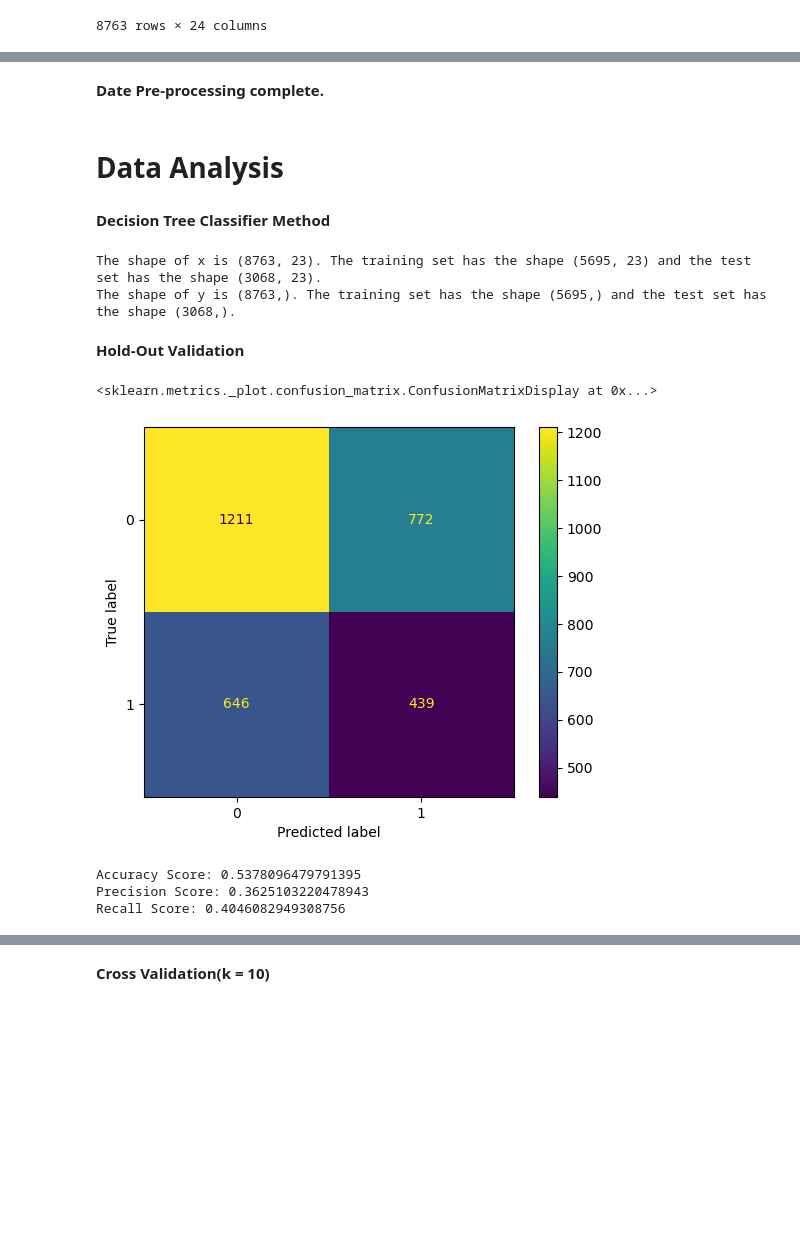
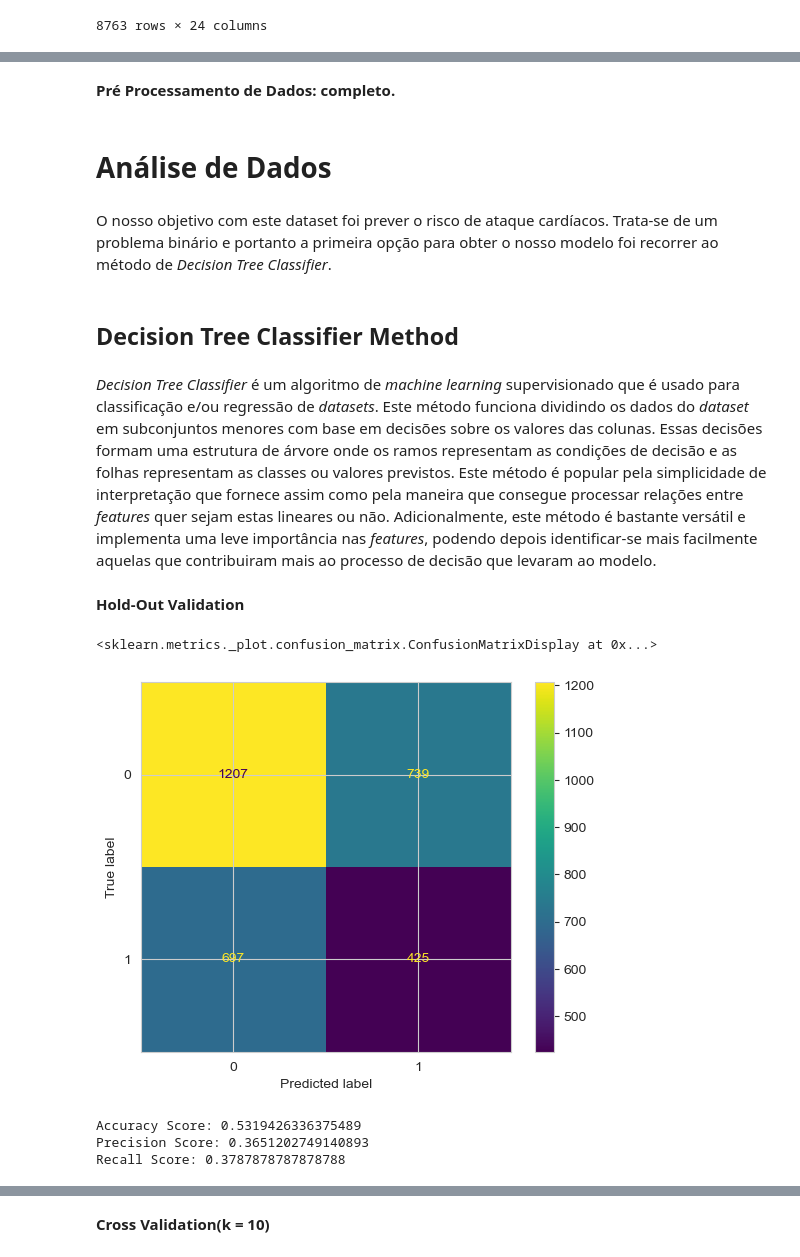
Before and after one commit to AN-DRE4/DadosAprendizagemAutomatica, a Jupyter notebook: HeartAttack.ipynb, the cells around one changed output, grey strips where cells are left out. Saved outputs shown, nothing was run; the diff lists cells and outputs as text; code cells hidden in the pictures; blank space fills up the shorter version.

```diff
--- a/HeartAttack.ipynb
+++ b/HeartAttack.ipynb
@@ -368,5 +371,5 @@ def categorize_sedentary(row):
 
 
 heartAtk_clean_finalVersion['Sedentary Hours Per Day'] = heartAtk_clean_finalVersion.apply(categorize_sedentary,axis=1)
-heartAtk_clean_finalVersion.rename(columns={'Sedentary Hours Per Day': 'Sedentary'}, inplace=True)
+heartAtk_clean_finalVersion.rename(columns={'Sedentary Hours Per Day': 'Sedentary Behaviour'}, inplace=True)
 # %% [markdown]
@@ -472,51 +474,49 @@ sns.heatmap(correlation_matrix, linecolor='black', linewidths=0.5)
-# %% [markdown]
-**Date Pre-processing complete.**
-# %% [markdown]
-# Data Analysis
+# %% [markdown]
+**Pré Processamento de Dados: completo.**
+# %% [markdown]
+# Análise de Dados
+# %% [markdown]
+O nosso objetivo com este dataset foi prever o risco de ataque cardíacos. Trata-se de um problema binário e portanto a primeira opção para obter o nosso modelo foi recorrer ao método de *_Decision Tree Classifier_*.
 # %% [markdown]
-**Decision Tree Classifier Method**
+## Decision Tree Classifier Method
+# %% [markdown]
+*_Decision Tree Classifier_* é um algoritmo de *_machine learning_* supervisionado que é usado para classificação e/ou regressão de *_datasets_*. Este método funciona dividindo os dados do *_dataset_* em subconjuntos menores com base em decisões sobre os valores das colunas. Essas decisões formam uma estrutura de árvore onde os ramos representam as condições de decisão e as folhas representam as classes ou valores previstos. Este método é popular pela simplicidade de interpretação que fornece assim como pela maneira que consegue processar relações entre *_features_* quer sejam estas lineares ou não. Adicionalmente, este método é bastante versátil e implementa uma leve importância nas *_features_*, podendo depois identificar-se mais facilmente aquelas que contribuiram mais ao processo de decisão que levaram ao modelo.
 # %%
 x = heartAtk_clean_finalVersion.drop(['Heart Attack Risk'], axis = 1)
 y = heartAtk_clean_finalVersion['Heart Attack Risk']
 
 # Creating testing data and training data.
 
-x_train, x_test, y_train, y_test = train_test_split(x, y, test_size=0.35, random_state=2021)
-
-print("The shape of x is %s. The training set has the shape %s and the test set has the shape %s." %(x.shape, x_train.shape, x_test.shape))
-print("The shape of y is %s. The training set has the shape %s and the test set has the shape %s." %(y.shape, y_train.shape, y_test.shape))
+x_train, x_test, y_train, y_test = train_test_split(x, y, test_size=0.35, random_state=2022)
-# %% [output]
-The shape of x is (8763, 23). The training set has the shape (5695, 23) and the test set has the shape (3068, 23).
-The shape of y is (8763,). The training set has the shape (5695,) and the test set has the shape (3068,).
 # %% [markdown]
 **Hold-Out Validation**
 # %%
 #Instance of the Decision Tree
-classifier = DecisionTreeClassifier(random_state=2021)
+dtc_model = DecisionTreeClassifier(random_state=2022)
 
 #Begin training
-classifier.fit(x_train, y_train)
+dtc_model.fit(x_train, y_train)
 
 # Predictions for the function
-predictions = classifier.predict(x_test)
+dtree_predictions = dtc_model.predict(x_test)
 # %%
 # And now for the Quality Metrics
 
 # Confusion Matrix
 
-ConfusionMatrixDisplay.from_predictions(y_test, predictions)
+ConfusionMatrixDisplay.from_predictions(y_test, dtree_predictions)
 # %% [output]
 <sklearn.metrics._plot.confusion_matrix.ConfusionMatrixDisplay at 0x...>
-[figure, old version]
+[figure, new version]
 # %%
-accuracy = accuracy_score(y_test, predictions)
+accuracy = accuracy_score(y_test, dtree_predictions)
 print("Accuracy Score: %s" %accuracy)
-precision = precision_score(y_test, predictions)
+precision = precision_score(y_test, dtree_predictions)
 print("Precision Score: %s" %precision)
-recall = recall_score(y_test, predictions)
+recall = recall_score(y_test, dtree_predictions)
 print("Recall Score: %s" %recall)
 # %% [output]
-Accuracy Score: 0.5378096479791395
-Precision Score: 0.3625103220478943
-Recall Score: 0.4046082949308756
+Accuracy Score: 0.5319426336375489
+Precision Score: 0.3651202749140893
+Recall Score: 0.3787878787878788
 # %%
```
Also changed, not shown: parts of 58 cells of this notebook.
